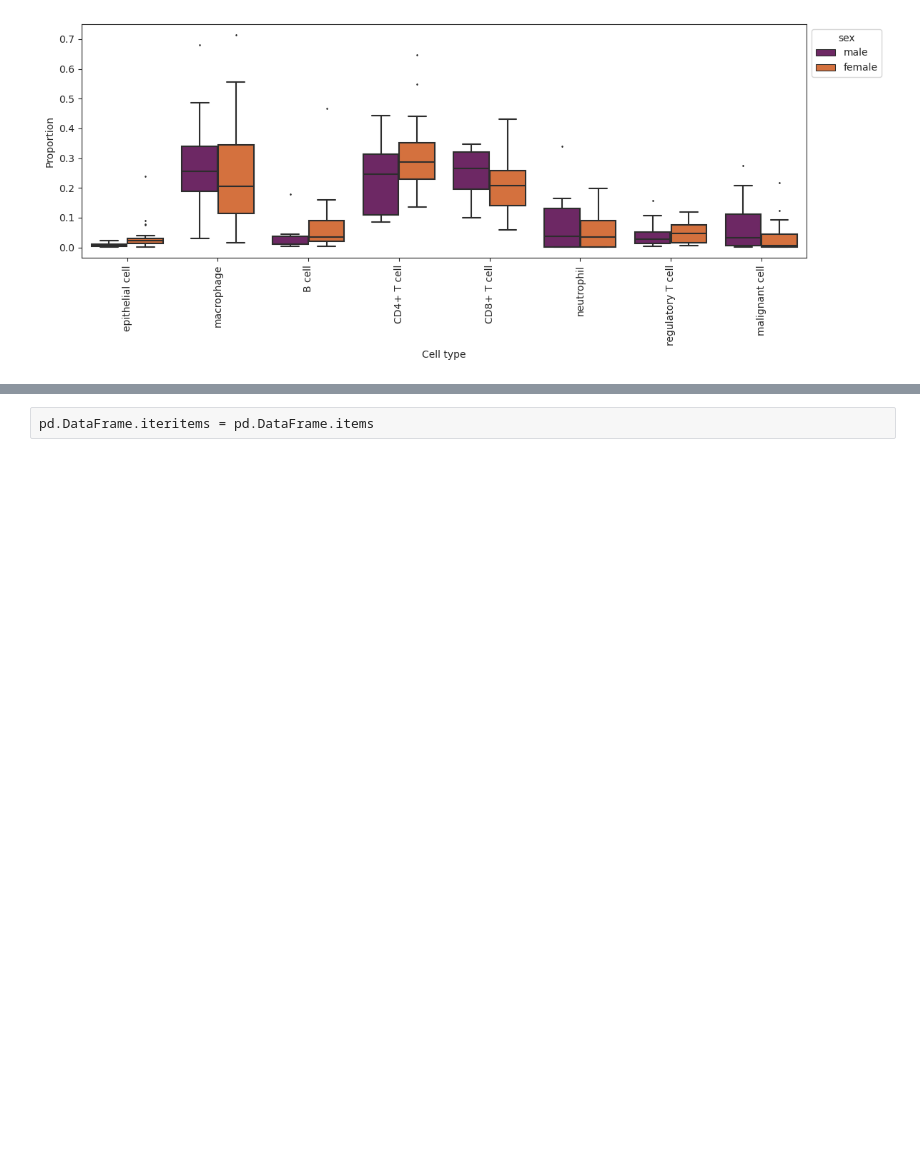
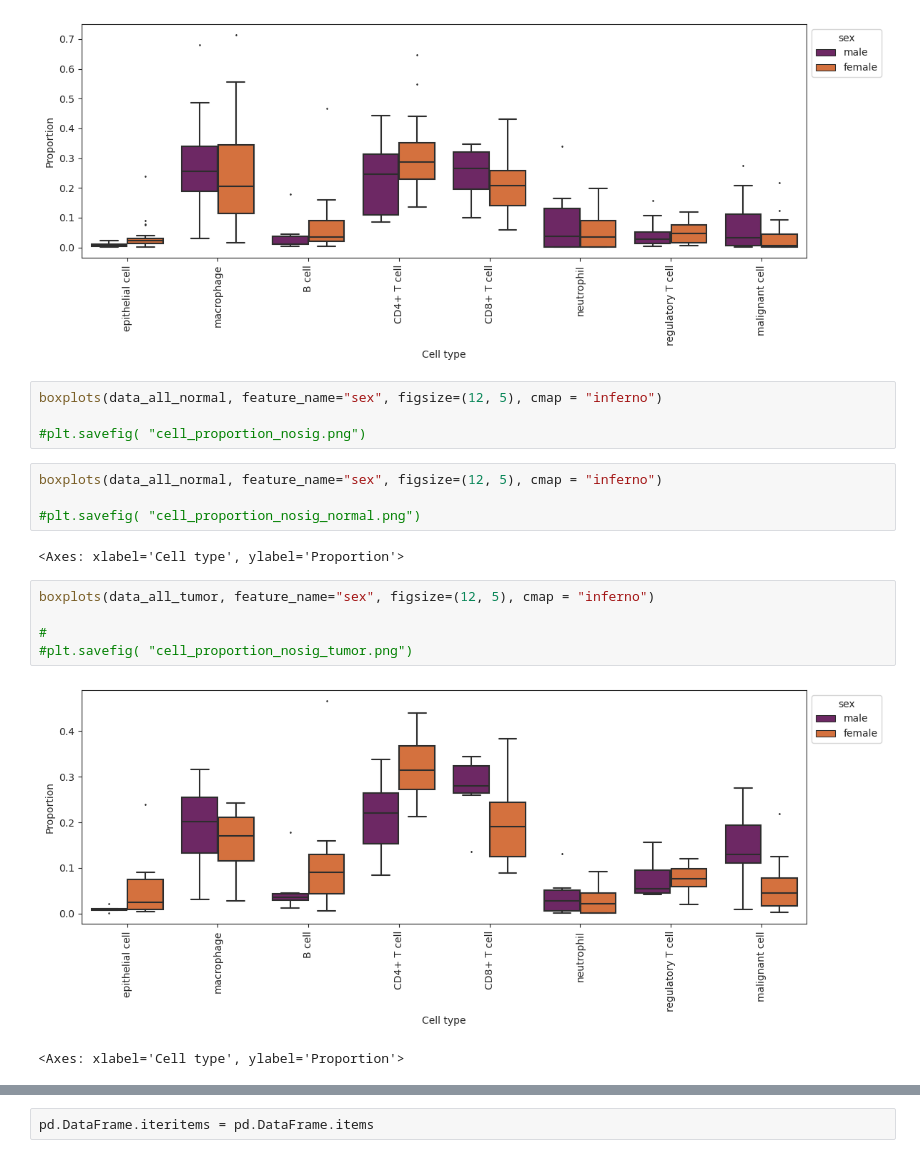
Before and after one commit to ErikaKvalem/NSCLC_gender_2023, a Jupyter notebook: 02-scripts/010_analysis_paired_include_guon/90_compositional_analysis.ipynb, the cells around one changed output, grey strips where cells are left out. Cells and saved outputs as stored; diff of their text form; blank space fills up the shorter version.

```diff
--- a/02-scripts/010_analysis_paired_include_guon/90_compositional_analysis.ipynb
+++ b/02-scripts/010_analysis_paired_include_guon/90_compositional_analysis.ipynb
@@ -257,3 +432,21 @@ boxplots(data_all, feature_name="sex", figsize=(12, 5), cmap = "inferno")
 plt.savefig( "cell_proportion_nosig.png")
 # %% [output]
 [figure]
+# %%
+boxplots(data_all_normal, feature_name="sex", figsize=(12, 5), cmap = "inferno")
+
+#plt.savefig( "cell_proportion_nosig.png")
+# %%
+boxplots(data_all_normal, feature_name="sex", figsize=(12, 5), cmap = "inferno")
+
+#plt.savefig( "cell_proportion_nosig_normal.png")
+# %% [output]
+<Axes: xlabel='Cell type', ylabel='Proportion'>
+# %%
+boxplots(data_all_tumor, feature_name="sex", figsize=(12, 5), cmap = "inferno")
+
+#
+#plt.savefig( "cell_proportion_nosig_tumor.png")
+# %% [output]
+[figure, added]
+<Axes: xlabel='Cell type', ylabel='Proportion'>
```
Also changed, not shown: parts of 58 cells of this notebook.
